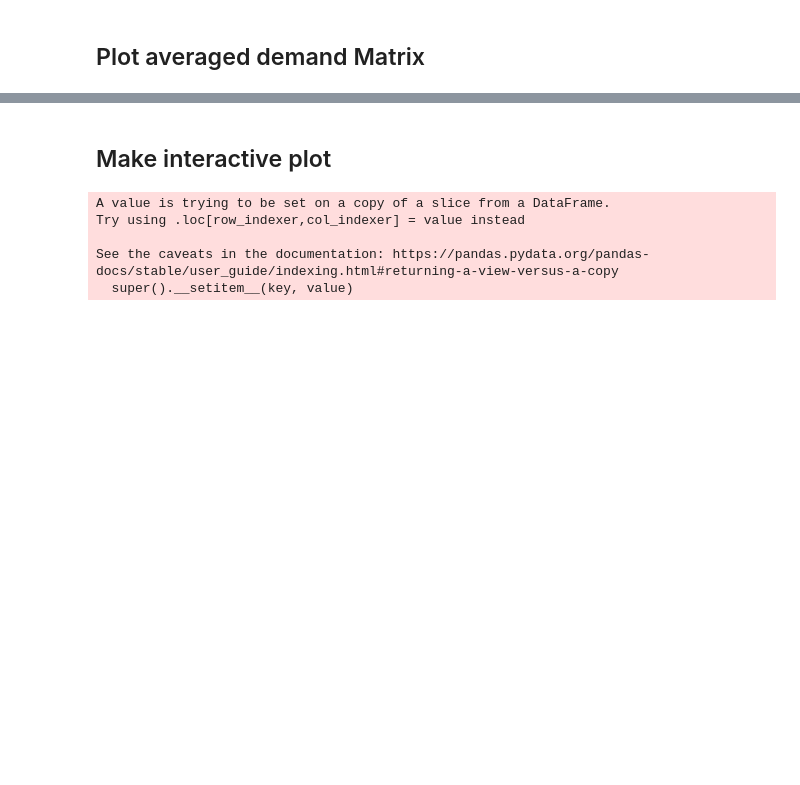
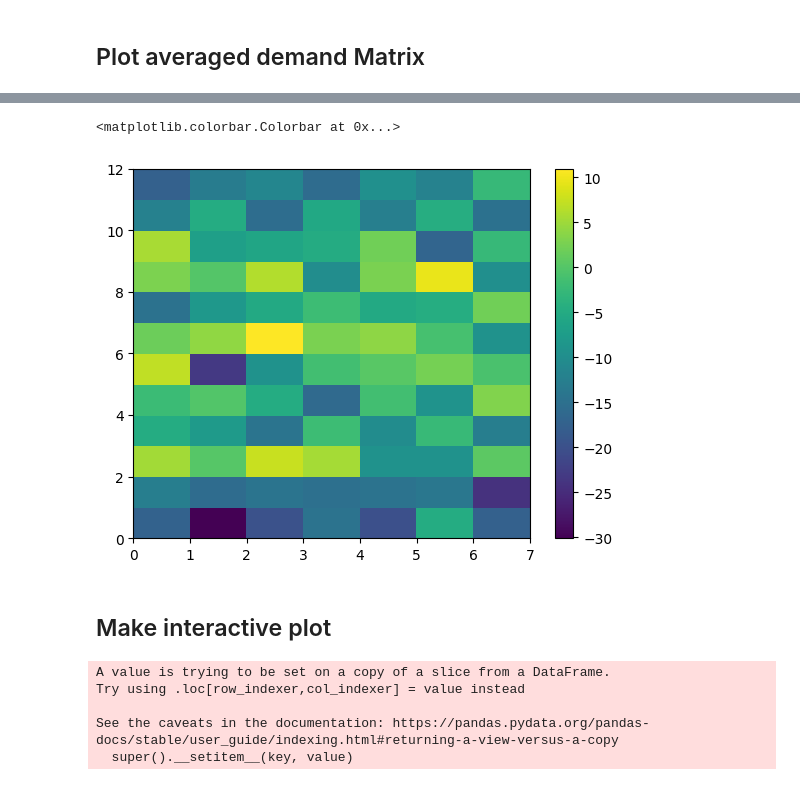
Before and after one commit to procionetti/demandMatrix_backup, a Jupyter notebook: demandMatrixBuilder.ipynb, the cells around one changed output, grey strips where cells are left out. Saved outputs shown, nothing was run; the diff lists cells and outputs as text; code cells hidden in the pictures; blank space fills up the shorter version.

```diff
--- a/demandMatrixBuilder.ipynb
+++ b/demandMatrixBuilder.ipynb
@@ -217,13 +234,20 @@ hex_grids=[hex_grid_A1,hex_grid_A2]
 # %%
-for i,urg in enumerate(['A1','A2']):
-    hex_grid=hex_grids[i]
-    for month in tqdm(range(1,13)):
-        for weekday in range(7):
-            ridesMonthDay = gdf_within_fgv[(gdf_within_fgv['urg']==f'{urg}') & (gdf_within_fgv['CallTime'].dt.weekday==weekday)  & (gdf_within_fgv['CallTime'].dt.month==month)]
-            #normalisation is number of mondays,sundays ets in any given month.
-            normalisation = len(np.unique(gdf_within_fgv[(gdf_within_fgv['CallTime'].dt.weekday==weekday)  & (gdf_within_fgv['CallTime'].dt.month==month)].CallTime.dt.date))
-            if normalisation==0:
-                normalisation=1
-            #in following line rides are assigned to hexagons
-            column_to_insert = [ridesMonthDay.within(hex_grid.loc[i].geometry).sum()/normalisation for i in range(len(hex_grid))]
-            hex_grid.insert(np.shape(hex_grid)[1],f"month:{month}:-day:{weekday+1}",column_to_insert)
+filled_hex_grids = []
+epochs=["pre","post"]
+for epoch,hex_grid in enumerate([hex_grid_pre,hex_grid_post]):
+    dfIncidents = geodataframes_flfgv[epoch]
+    if os.path.exists(df_PathName):
+        print("file already exists")
+    else:
+        for i,urg in enumerate(['A1','A2']):
+            for month in tqdm(range(1,13)):
+                for weekday in range(7):
+                    ridesMonthDay = dfIncidents[(dfIncidents['urg']==f'{urg}') & (dfIncidents['CallTime'].dt.weekday==weekday)  & (dfIncidents['CallTime'].dt.month==month)]
+                    #normalisation is number of mondays,sundays ets in any given month.
+                    normalisation = len(np.unique(dfIncidents[(dfIncidents['CallTime'].dt.weekday==weekday)  & (dfIncidents['CallTime'].dt.month==month)].CallTime.dt.date))
+                    if normalisation==0:
+                        normalisation=1
+                    #in following line rides are assigned to hexagons
+                    column_to_insert = pd.Series([ridesMonthDay.within(hex_grid.loc[i].geometry).sum()/normalisation for i in range(len(hex_grid))],name=f"month:{month}:-day:{weekday+1}-A{i+1}")
+                    hex_grid = pd.concat([hex_grid,column_to_insert],axis=1)
+        filled_hex_grids.append(hex_grid)
@@ -317,3 +475,9 @@ pcolorplotter(hex_grids)
+# %%
+plt.pcolor(pre2D[0]-post2D[0])
+plt.colorbar()
+# %% [output]
+<matplotlib.colorbar.Colorbar at 0x...>
+[figure, added]
 # %% [markdown]
 ## Make interactive plot
 # %%
```
Also changed, not shown: parts of 21 cells of this notebook, 7 other files.
